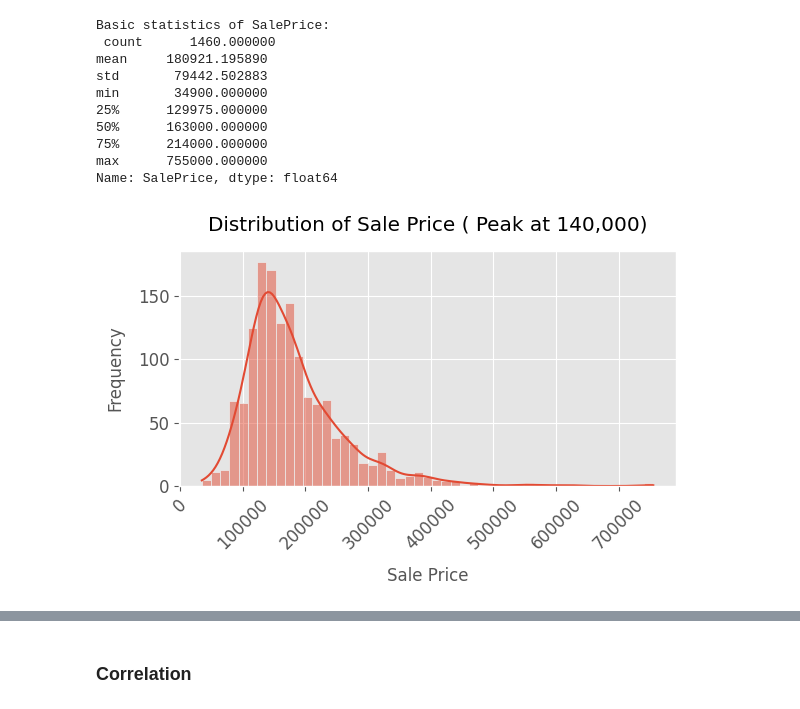
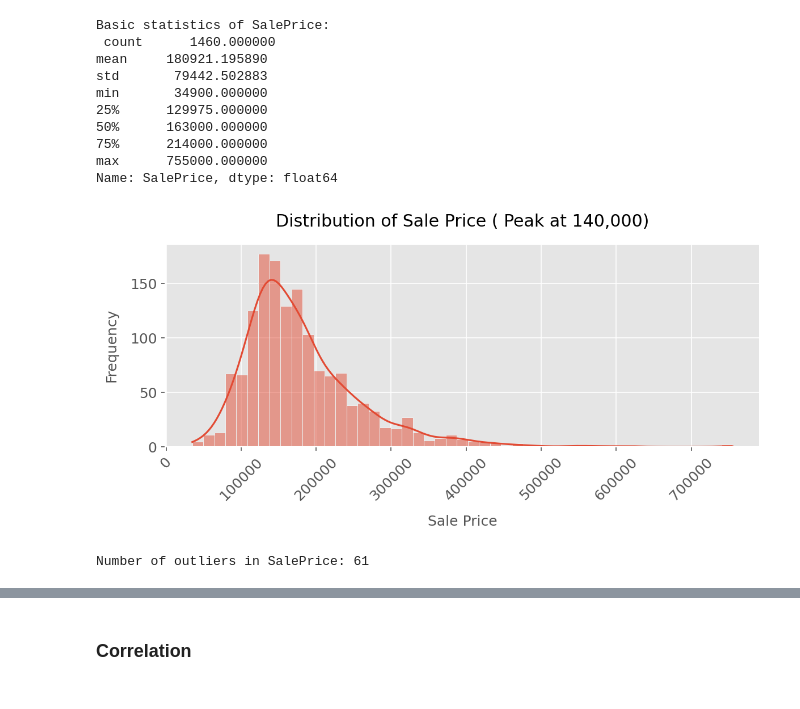
Before and after one commit to DataScientistHadi/House_Price_Prediction, a Jupyter notebook: notebooks/01_eda.ipynb, the cells around one changed output, grey strips where cells are left out. Saved outputs shown, nothing was run; the diff lists cells and outputs as text; code cells hidden in the pictures.

Commit message:
Update EDA notebook by adding missing data percentage and identifying outliers in the target column

```diff
--- a/notebooks/01_eda.ipynb
+++ b/notebooks/01_eda.ipynb
@@ -11,7 +11,7 @@ import seaborn as sns
 # Set global matplotlib settings
 
 plt.rcParams.update({
-    'figure.dpi': 100,
+    'figure.dpi': 150,
     'font.size': 14,
     'axes.titlesize': 16,
     'axes.labelsize': 14,
@@ -138,13 +152,29 @@ Name: SalePrice, dtype: float64
 # %%
 # Visualize distribution of SalePrice
 
-plt.figure(figsize=(6, 4))
+plt.figure(figsize=(8, 4))
 sns.histplot(train_data['SalePrice'], kde=True)
 plt.title('Distribution of Sale Price ( Peak at 140,000)')
 plt.xlabel('Sale Price')
 plt.ylabel('Frequency')
 plt.xticks(rotation= 45)
 plt.tight_layout()
 plt.show()
 # %% [output]
-[figure, old version]
+[figure, new version]
+# %%
+# Identifying outliers in the Sale Price
+
+def detect_outliers(df, column):
+    Q1 = df[column].quantile(0.25)
+    Q3 = df[column].quantile(0.75)
+    IQR = Q3 - Q1
+    lower_bound = Q1 - 1.5 * IQR
+    upper_bound = Q3 + 1.5 * IQR
+    outliers = df[(df[column] < lower_bound) | (df[column] > upper_bound)]
+    print(f"Number of outliers in {column}: {len(outliers)}")
+    return outliers
+
+saleprice_outliers = detect_outliers(train_data, 'SalePrice')
+# %% [output]
+Number of outliers in SalePrice: 61
```
Also changed, not shown: parts of 6 cells of this notebook.
